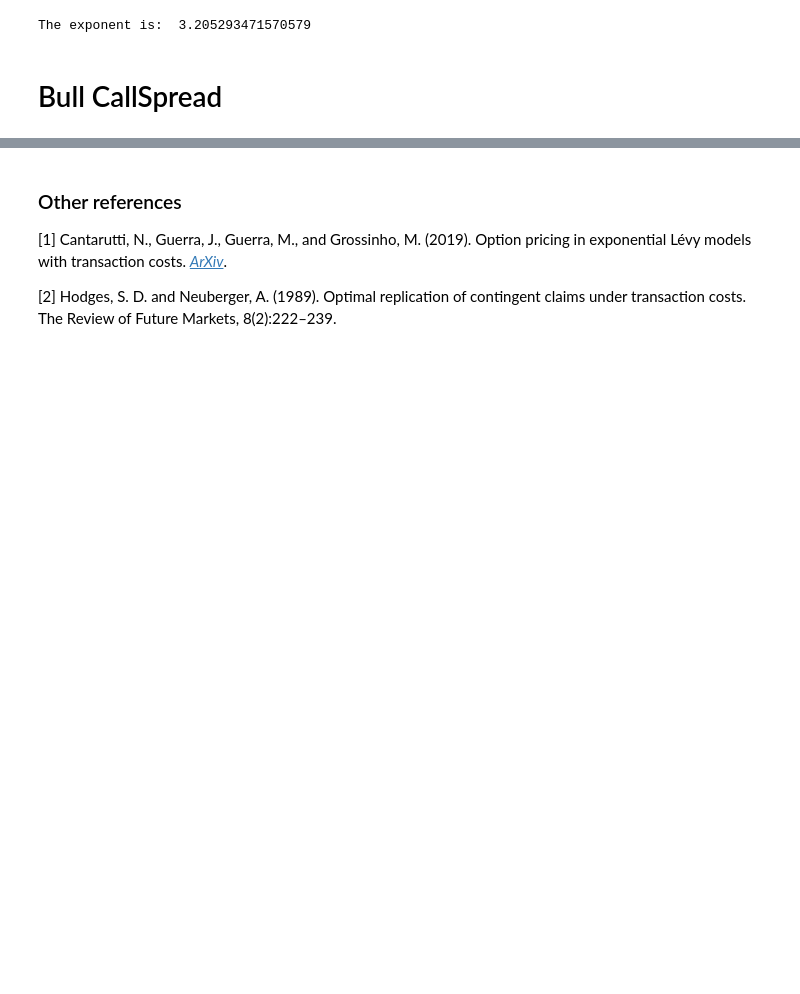
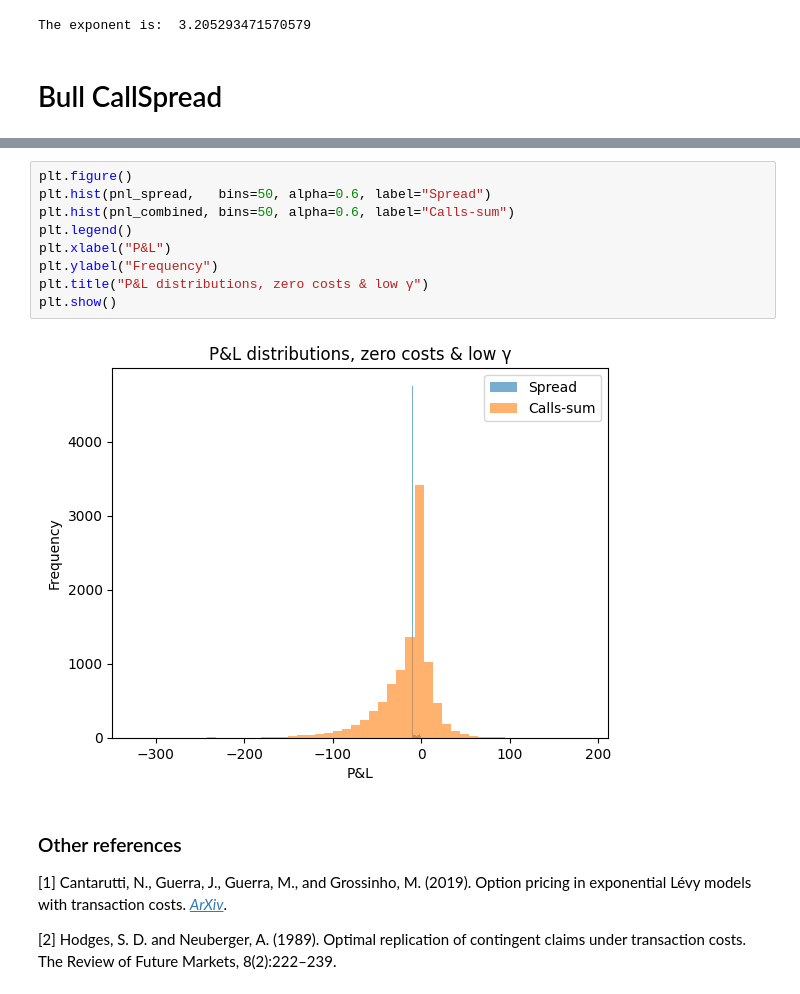
Before and after one commit to JulesArzel/Deep_Hedging_v2, a Jupyter notebook: New approach/4.1 Option pricing with transaction costs.ipynb, the cells around one changed output, grey strips where cells are left out. Cells and saved outputs as stored; diff of their text form; blank space fills up the shorter version.

```diff
--- a/New approach/4.1 Option pricing with transaction costs.ipynb
+++ b/New approach/4.1 Option pricing with transaction costs.ipynb
@@ -1239,3 +1508,14 @@ Bull CallSpread price : 38.049176980028925
+# %%
+plt.figure()
+plt.hist(pnl_spread,   bins=50, alpha=0.6, label="Spread")
+plt.hist(pnl_combined, bins=50, alpha=0.6, label="Calls-sum")
+plt.legend()
+plt.xlabel("P&L")
+plt.ylabel("Frequency")
+plt.title("P&L distributions, zero costs & low γ")
+plt.show()
+# %% [output]
+[figure, added]
 # %% [markdown]
 ### Other references
 
```
Also changed, not shown: parts of 6 cells of this notebook, 2 other files.
